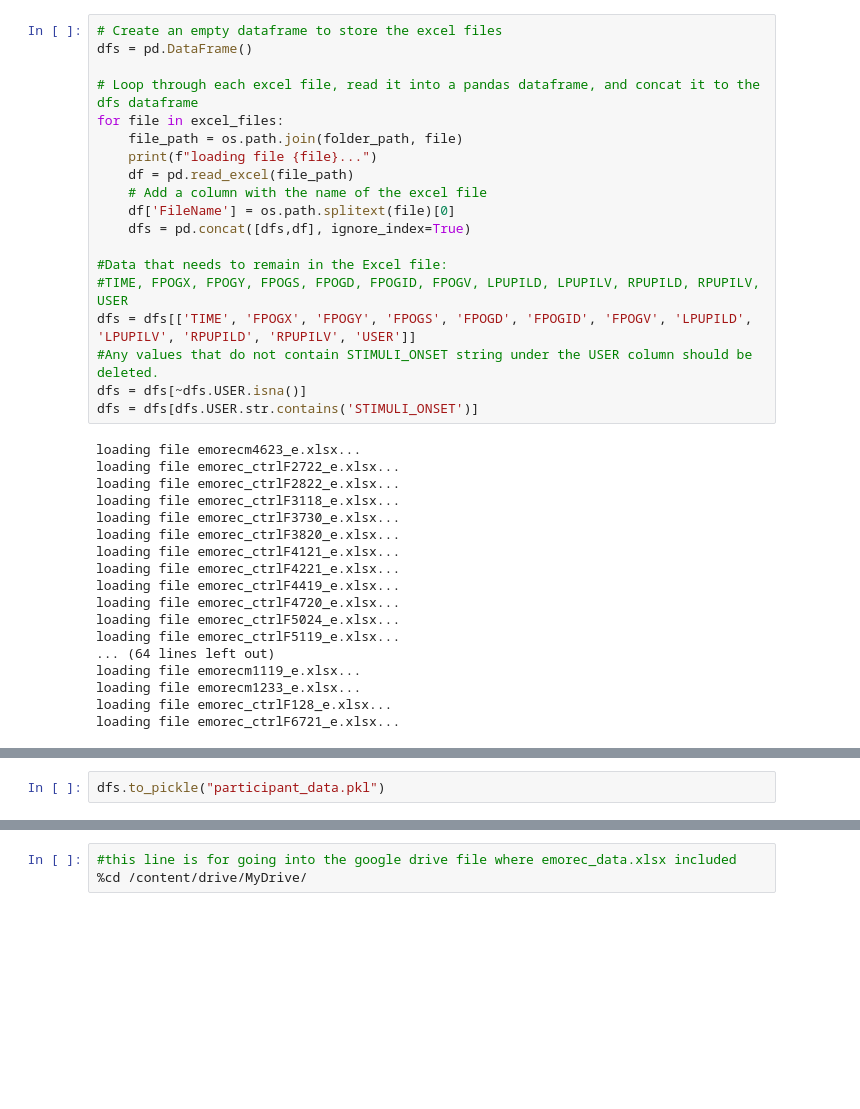
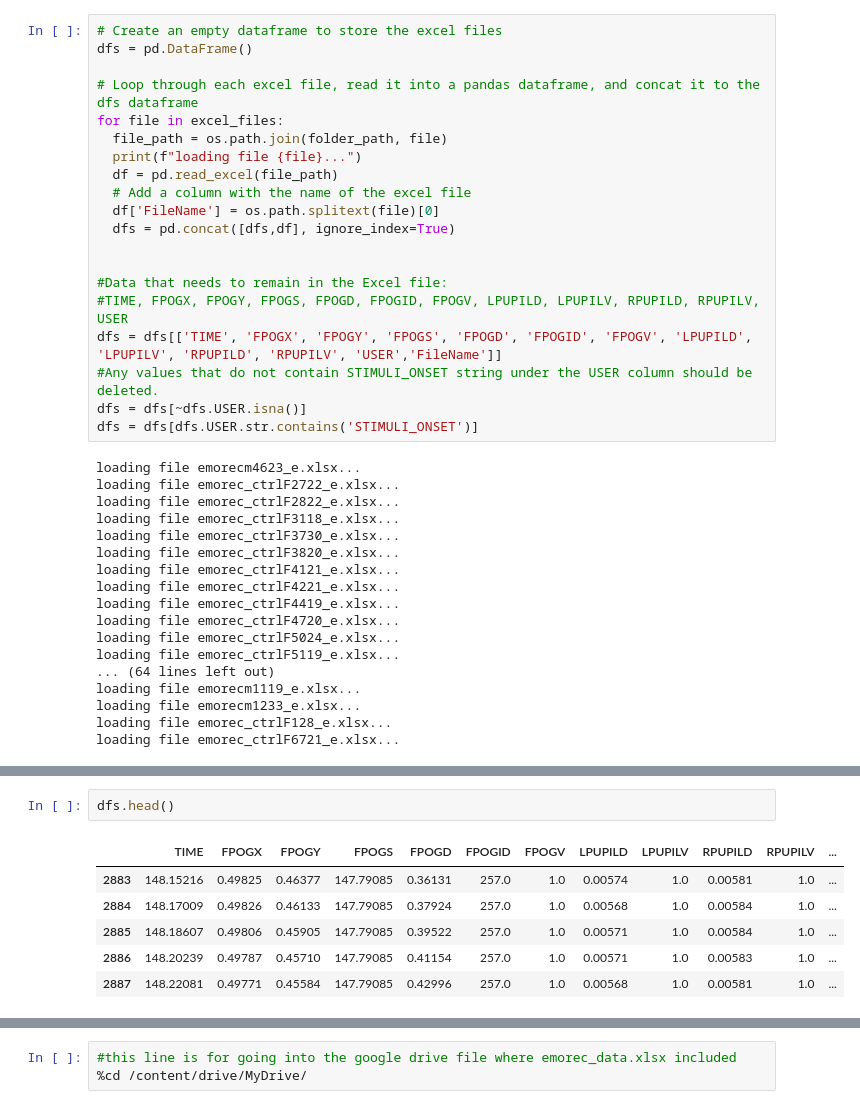
Before and after one commit to EgemenOnatAtam/eye_tracking_data_project, a Jupyter notebook: Eye_Tracking_Data.ipynb, the cells around one changed output, grey strips where cells are left out. Cells and saved outputs as stored; diff of their text form; blank space fills up the shorter version.

Commit message:
participant data is updated

```diff
--- a/Eye_Tracking_Data.ipynb
+++ b/Eye_Tracking_Data.ipynb
@@ -48,16 +46,17 @@ dfs = pd.DataFrame()
 
 # Loop through each excel file, read it into a pandas dataframe, and concat it to the dfs dataframe
 for file in excel_files:
-    file_path = os.path.join(folder_path, file)
-    print(f"loading file {file}...")
-    df = pd.read_excel(file_path)
-    # Add a column with the name of the excel file
-    df['FileName'] = os.path.splitext(file)[0]
-    dfs = pd.concat([dfs,df], ignore_index=True)
+  file_path = os.path.join(folder_path, file)
+  print(f"loading file {file}...")
+  df = pd.read_excel(file_path)
+  # Add a column with the name of the excel file
+  df['FileName'] = os.path.splitext(file)[0]
+  dfs = pd.concat([dfs,df], ignore_index=True)
+
 
 #Data that needs to remain in the Excel file:
 #TIME, FPOGX, FPOGY, FPOGS, FPOGD, FPOGID, FPOGV, LPUPILD, LPUPILV, RPUPILD, RPUPILV, USER
-dfs = dfs[['TIME', 'FPOGX', 'FPOGY', 'FPOGS', 'FPOGD', 'FPOGID', 'FPOGV', 'LPUPILD', 'LPUPILV', 'RPUPILD', 'RPUPILV', 'USER']]
+dfs = dfs[['TIME', 'FPOGX', 'FPOGY', 'FPOGS', 'FPOGD', 'FPOGID', 'FPOGV', 'LPUPILD', 'LPUPILV', 'RPUPILD', 'RPUPILV', 'USER','FileName']]
 #Any values that do not contain STIMULI_ONSET string under the USER column should be deleted.
 dfs = dfs[~dfs.USER.isna()]
 dfs = dfs[dfs.USER.str.contains('STIMULI_ONSET')]
@@ -96,2 +85,9 @@ dfs.shape
-# %%
-dfs.to_pickle("participant_data.pkl")
+# %%
+dfs.head()
+# %% [output]
+|  | TIME | FPOGX | FPOGY | FPOGS | FPOGD | FPOGID | FPOGV | LPUPILD | LPUPILV | RPUPILD | RPUPILV | ... |
+| 2883 | 148.15216 | 0.49825 | 0.46377 | 147.79085 | 0.36131 | 257.0 | 1.0 | 0.00574 | 1.0 | 0.00581 | 1.0 | ... |
+| 2884 | 148.17009 | 0.49826 | 0.46133 | 147.79085 | 0.37924 | 257.0 | 1.0 | 0.00568 | 1.0 | 0.00584 | 1.0 | ... |
+| 2885 | 148.18607 | 0.49806 | 0.45905 | 147.79085 | 0.39522 | 257.0 | 1.0 | 0.00571 | 1.0 | 0.00584 | 1.0 | ... |
+| 2886 | 148.20239 | 0.49787 | 0.45710 | 147.79085 | 0.41154 | 257.0 | 1.0 | 0.00571 | 1.0 | 0.00583 | 1.0 | ... |
+| 2887 | 148.22081 | 0.49771 | 0.45584 | 147.79085 | 0.42996 | 257.0 | 1.0 | 0.00568 | 1.0 | 0.00581 | 1.0 | ... |
```
Also changed, not shown: parts of 9 cells of this notebook, 1 other file.
